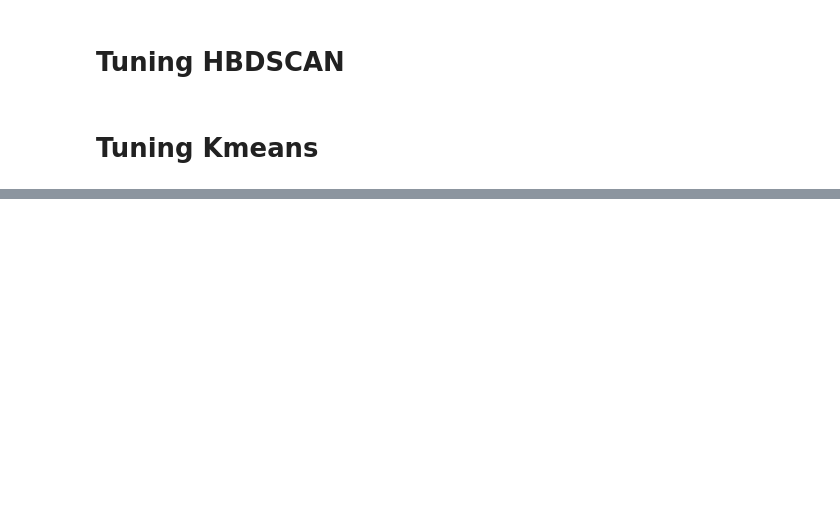
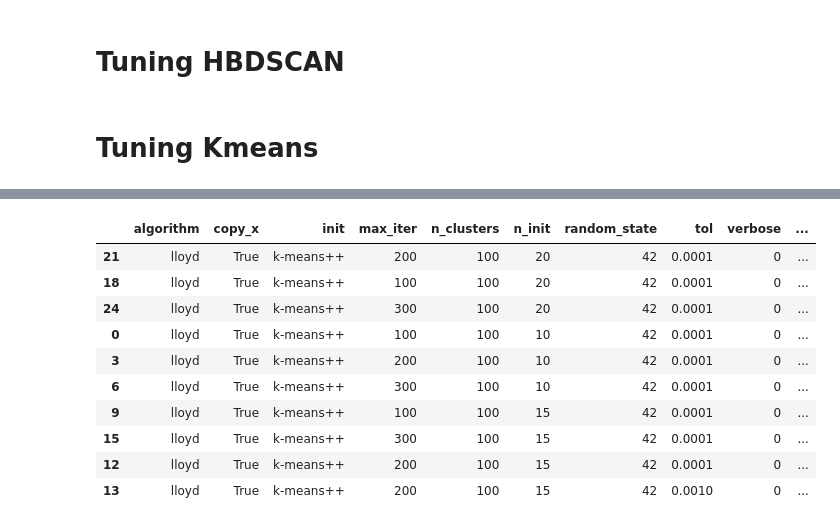
Before and after one commit to Charles-Gormley/TokenizedToast, a Jupyter notebook: Machine-Learning/Clustering/Research/hdbscan-tuning.ipynb, the cells around one changed output, grey strips where cells are left out. Saved outputs shown, nothing was run; the diff lists cells and outputs as text; code cells hidden in the pictures; blank space fills up the shorter version.

```diff
--- a/Machine-Learning/Clustering/Research/hdbscan-tuning.ipynb
+++ b/Machine-Learning/Clustering/Research/hdbscan-tuning.ipynb
@@ -71,0 +83,14 @@ NameError: name 'model_dicts' is not defined
+# %%
+k_df.sort_values('silhoutte_score', ascending=False).head(10)
+# %% [output]
+|  | algorithm | copy_x | init | max_iter | n_clusters | n_init | random_state | tol | verbose | ... |
+| 21 | lloyd | True | k-means++ | 200 | 100 | 20 | 42 | 0.0001 | 0 | ... |
+| 18 | lloyd | True | k-means++ | 100 | 100 | 20 | 42 | 0.0001 | 0 | ... |
+| 24 | lloyd | True | k-means++ | 300 | 100 | 20 | 42 | 0.0001 | 0 | ... |
+| 0 | lloyd | True | k-means++ | 100 | 100 | 10 | 42 | 0.0001 | 0 | ... |
+| 3 | lloyd | True | k-means++ | 200 | 100 | 10 | 42 | 0.0001 | 0 | ... |
+| 6 | lloyd | True | k-means++ | 300 | 100 | 10 | 42 | 0.0001 | 0 | ... |
+| 9 | lloyd | True | k-means++ | 100 | 100 | 15 | 42 | 0.0001 | 0 | ... |
+| 15 | lloyd | True | k-means++ | 300 | 100 | 15 | 42 | 0.0001 | 0 | ... |
+| 12 | lloyd | True | k-means++ | 200 | 100 | 15 | 42 | 0.0001 | 0 | ... |
+| 13 | lloyd | True | k-means++ | 200 | 100 | 15 | 42 | 0.0010 | 0 | ... |
```
Also changed, not shown: parts of 17 cells of this notebook, 1 other file.
